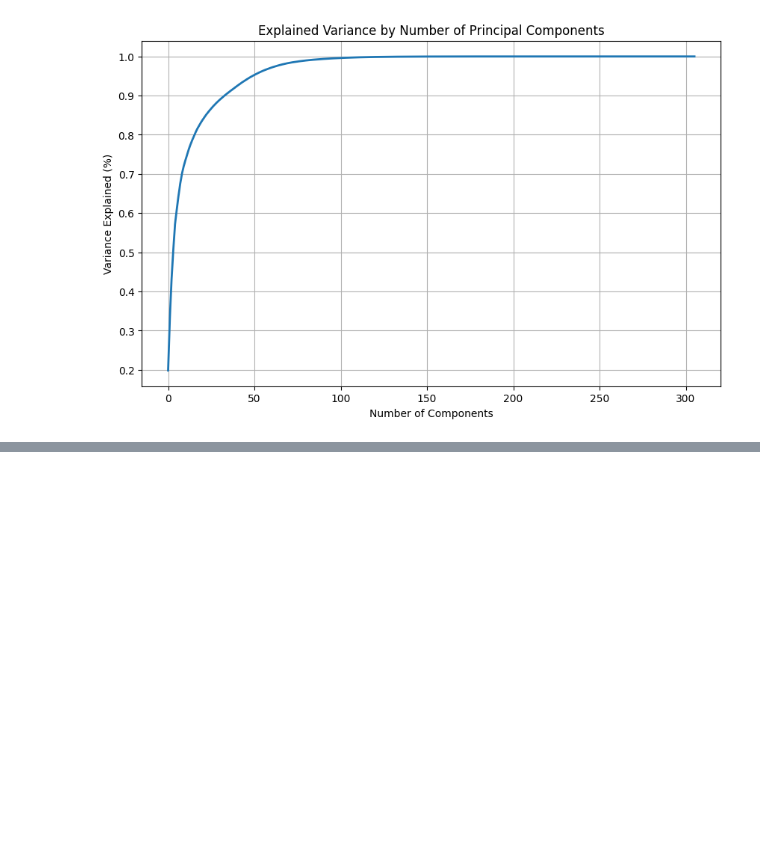
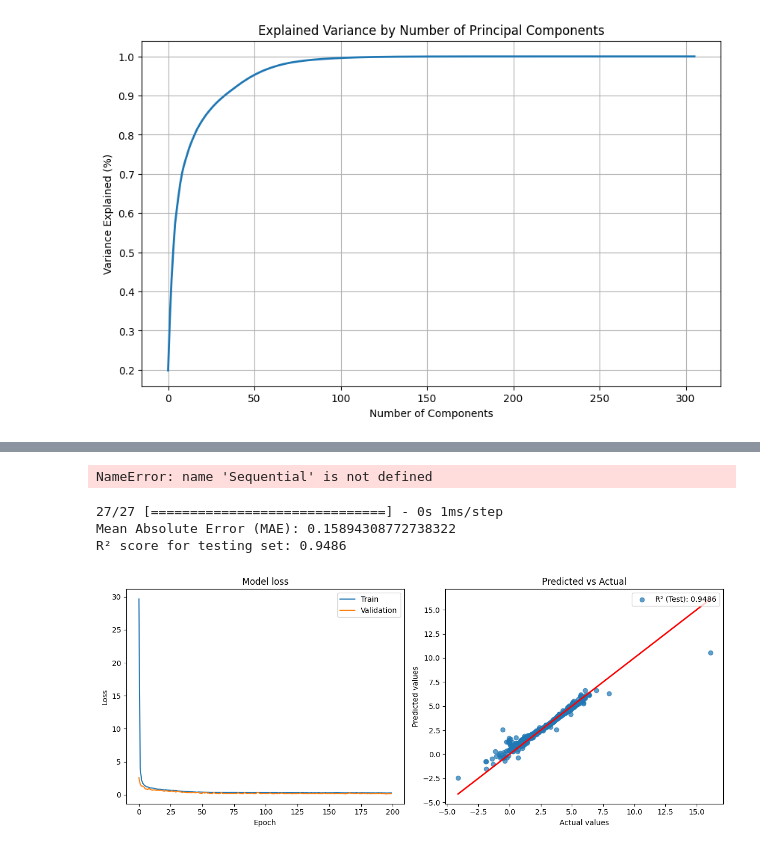
Before and after one commit to Evolved360/Voltage_prediction, a Jupyter notebook: Feature_engineering_and_featurization.ipynb, the cells around one changed output, grey strips where cells are left out. Cells and saved outputs as stored; diff of their text form; code cells hidden in the pictures; blank space fills up the shorter version.

```diff
--- a/Feature_engineering_and_featurization.ipynb
+++ b/Feature_engineering_and_featurization.ipynb
@@ -247,0 +257,14 @@ memory usage: 9.9 MB
+# %%
+feature_name_mapping = {
+    'energy_grav': 'Gravimetric Energy',
+    'capacity_grav': 'Gravimetric Capacity',
+    'capacity_vol': 'Volumetric Capacity',
+    'avg_Mendeleev_Number': 'Average Mendeleev Number',
+    'energy_vol': 'Volumetric Energy',
+    'range_metallic_valence': 'Range of Metallic Valence',
+    'working_ion_Zn': 'Working Ion',
+    'band_gap_charge': 'Charged Band Gap',
+    'avg_Atomic_Radius': 'Average Atomic Radius',
+    'stability_discharge': 'Discharge Stability'}
+
+battery_data = battery_data.rename(columns=feature_name_mapping)
@@ -284,2 +339,4 @@ x_reduced.shape
 # %%
-X_train, X_test, y_train, y_test = train_test_split(x_reduced, y, test_size=0.2, random_state=42)
+
+# Split the data into the training set and the testing set
+X_train, X_test, y_train, y_test = train_test_split(X, y, test_size=0.2, random_state=42)
@@ -289,0 +343,61 @@ from sklearn.model_selection import GridSearchCV
+# %%
+# # Define the DNN model
+model = Sequential([
+    Dense(168, activation='relu', input_shape=(X_train.shape[1],)),
+    Dropout(0.2),
+    Dense(64, activation='relu'),
+    Dropout(0.2),
+    # Dense(15, activation='relu'),
+    # Dropout(0.2),
+    Dense(1)  # Output layer for regression
+])
+
+# # Compile the model
+model.compile(optimizer=tf.keras.optimizers.Adam(learning_rate=0.001), loss='mean_absolute_error')
+
+early_stopping = tf.keras.callbacks.EarlyStopping(monitor='val_loss', patience=5, restore_best_weights=True)
+
+
+
+
+# # Train the model
+history = model.fit(X_train, y_train, epochs=50, batch_size=32,shuffle= True,validation_split=0.2)
+# %% [output]
+NameError: name 'Sequential' is not defined
+# %%
+# Predict on the testing set
+y_test_pred = model.predict(X_test)
+
+# Calculate R² score
+r2_test = r2_score(y_test, y_test_pred)
+mae = mean_absolute_error(y_test, y_test_pred)
+print(f'Mean Absolute Error (MAE): {mae}')
+
+print(f'R² score for testing set: {r2_test:.4f}')
+
+# Plot training & validation loss values
+plt.figure(figsize=(12, 5))
+plt.subplot(1, 2, 1)
+plt.plot(history.history['loss'])
+plt.plot(history.history['val_loss'])
+plt.title('Model loss')
+plt.ylabel('Loss')
+plt.xlabel('Epoch')
+plt.legend(['Train', 'Validation'], loc='upper right')
+
+# Plot predicted vs actual values
+plt.subplot(1, 2, 2)
+plt.scatter(y_test, y_test_pred, alpha=0.7)
+plt.plot([y_test.min(), y_test.max()], [y_test.min(), y_test.max()], 'r', lw=2)
+plt.title('Predicted vs Actual')
+plt.xlabel('Actual values')
+plt.ylabel('Predicted values')
+plt.legend([f'R² (Test): {r2_test:.4f}'], loc='upper right')
+
+plt.tight_layout()
+plt.show()
+# %% [output]
+27/27 [==============================] - 0s 1ms/step
+Mean Absolute Error (MAE): 0.15894308772738322
+R² score for testing set: 0.9486
+[figure, added]
```
Also changed, not shown: parts of 52 cells of this notebook.
